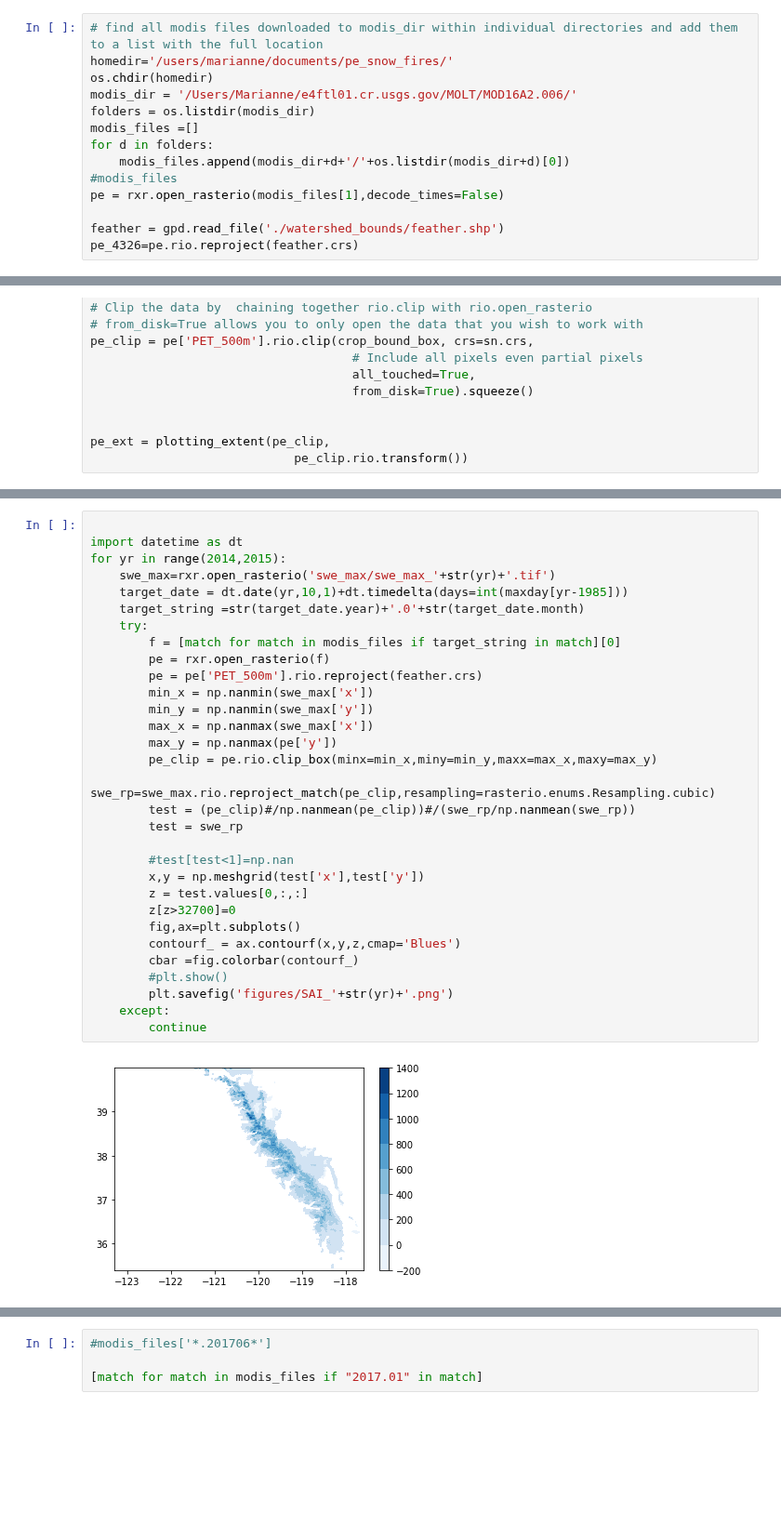
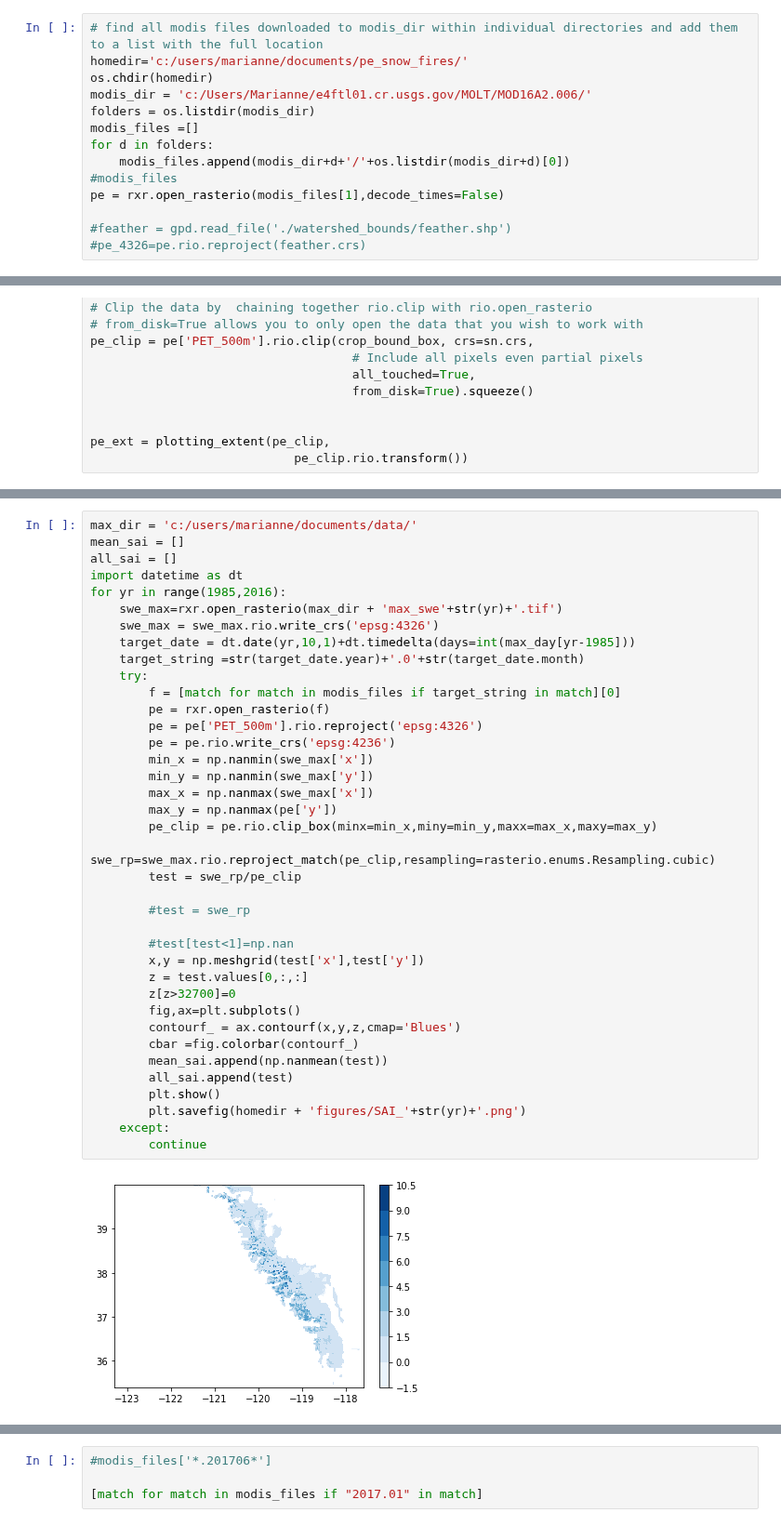
Before and after one commit to mariannecowherd/pe_snow_fires, a Jupyter notebook: scripts/pe_modis.ipynb, the cells around one changed output, grey strips where cells are left out. Shown at 93% size. Cells and saved outputs as stored; diff of their text form; blank space fills up the shorter version.

Commit message:
add snow aridity

```diff
--- a/scripts/pe_modis.ipynb
+++ b/scripts/pe_modis.ipynb
@@ -23,9 +23,9 @@ import warnings
 warnings.filterwarnings('ignore')
 # %%
 # find all modis files downloaded to modis_dir within individual directories and add them to a list with the full location
-homedir='/users/marianne/documents/pe_snow_fires/'
+homedir='c:/users/marianne/documents/pe_snow_fires/'
 os.chdir(homedir)
-modis_dir = '/Users/Marianne/e4ftl01.cr.usgs.gov/MOLT/MOD16A2.006/'
+modis_dir = 'c:/Users/Marianne/e4ftl01.cr.usgs.gov/MOLT/MOD16A2.006/'
 folders = os.listdir(modis_dir)
 modis_files =[]
 for d in folders:
@@ -33,5 +33,5 @@ for d in folders:
 #modis_files
 pe = rxr.open_rasterio(modis_files[1],decode_times=False)
 
-feather = gpd.read_file('./watershed_bounds/feather.shp')
-pe_4326=pe.rio.reproject(feather.crs)
+#feather = gpd.read_file('./watershed_bounds/feather.shp')
+#pe_4326=pe.rio.reproject(feather.crs)
@@ -233,34 +159,41 @@ rasterio.plot.show(out_img)
 <AxesSubplot:>
 # %%
-
+max_dir = 'c:/users/marianne/documents/data/'
+mean_sai = []
+all_sai = []
 import datetime as dt
-for yr in range(2014,2015):
-    swe_max=rxr.open_rasterio('swe_max/swe_max_'+str(yr)+'.tif')
-    target_date = dt.date(yr,10,1)+dt.timedelta(days=int(maxday[yr-1985]))
+for yr in range(1985,2016):
+    swe_max=rxr.open_rasterio(max_dir + 'max_swe'+str(yr)+'.tif')
+    swe_max = swe_max.rio.write_crs('epsg:4326')
+    target_date = dt.date(yr,10,1)+dt.timedelta(days=int(max_day[yr-1985]))
     target_string =str(target_date.year)+'.0'+str(target_date.month)
     try:
         f = [match for match in modis_files if target_string in match][0]
         pe = rxr.open_rasterio(f)
-        pe = pe['PET_500m'].rio.reproject(feather.crs)
+        pe = pe['PET_500m'].rio.reproject('epsg:4326')
+        pe = pe.rio.write_crs('epsg:4236')
         min_x = np.nanmin(swe_max['x'])
         min_y = np.nanmin(swe_max['y'])
         max_x = np.nanmax(swe_max['x'])
         max_y = np.nanmax(pe['y'])
         pe_clip = pe.rio.clip_box(minx=min_x,miny=min_y,maxx=max_x,maxy=max_y)
         swe_rp=swe_max.rio.reproject_match(pe_clip,resampling=rasterio.enums.Resampling.cubic)
-        test = (pe_clip)#/np.nanmean(pe_clip))#/(swe_rp/np.nanmean(swe_rp))
-        test = swe_rp
+        test = swe_rp/pe_clip
+
+        #test = swe_rp
 
         #test[test<1]=np.nan
         x,y = np.meshgrid(test['x'],test['y'])
         z = test.values[0,:,:]
         z[z>32700]=0
         fig,ax=plt.subplots()
         contourf_ = ax.contourf(x,y,z,cmap='Blues')
         cbar =fig.colorbar(contourf_)
-        #plt.show()
-        plt.savefig('figures/SAI_'+str(yr)+'.png')
+        mean_sai.append(np.nanmean(test))
+        all_sai.append(test)
+        plt.show()
+        plt.savefig(homedir + 'figures/SAI_'+str(yr)+'.png')
     except:
         continue
 # %% [output]
-[figure, old version]
+[figure, new version]
```
Also changed, not shown: parts of 12 cells of this notebook.
